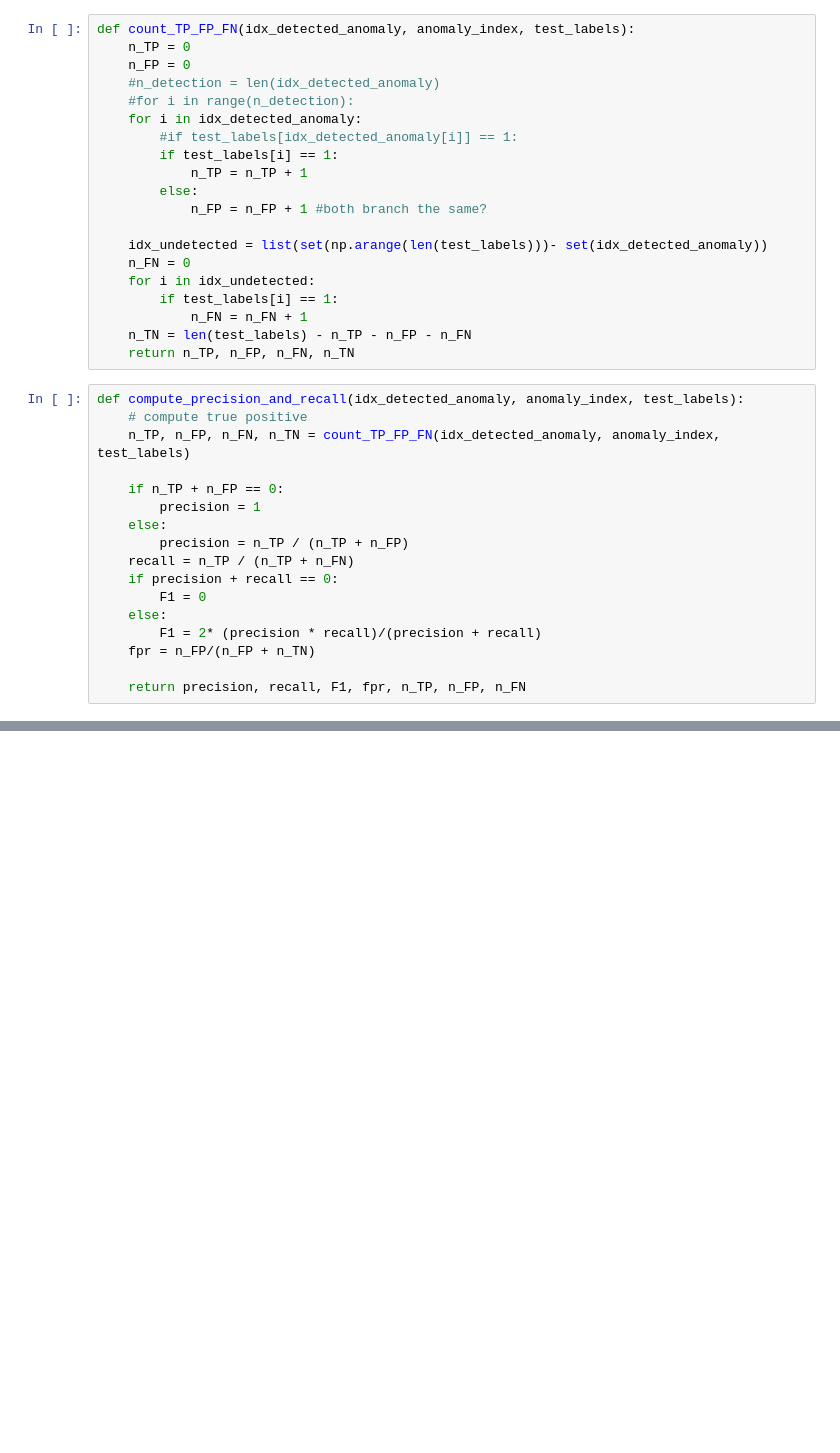
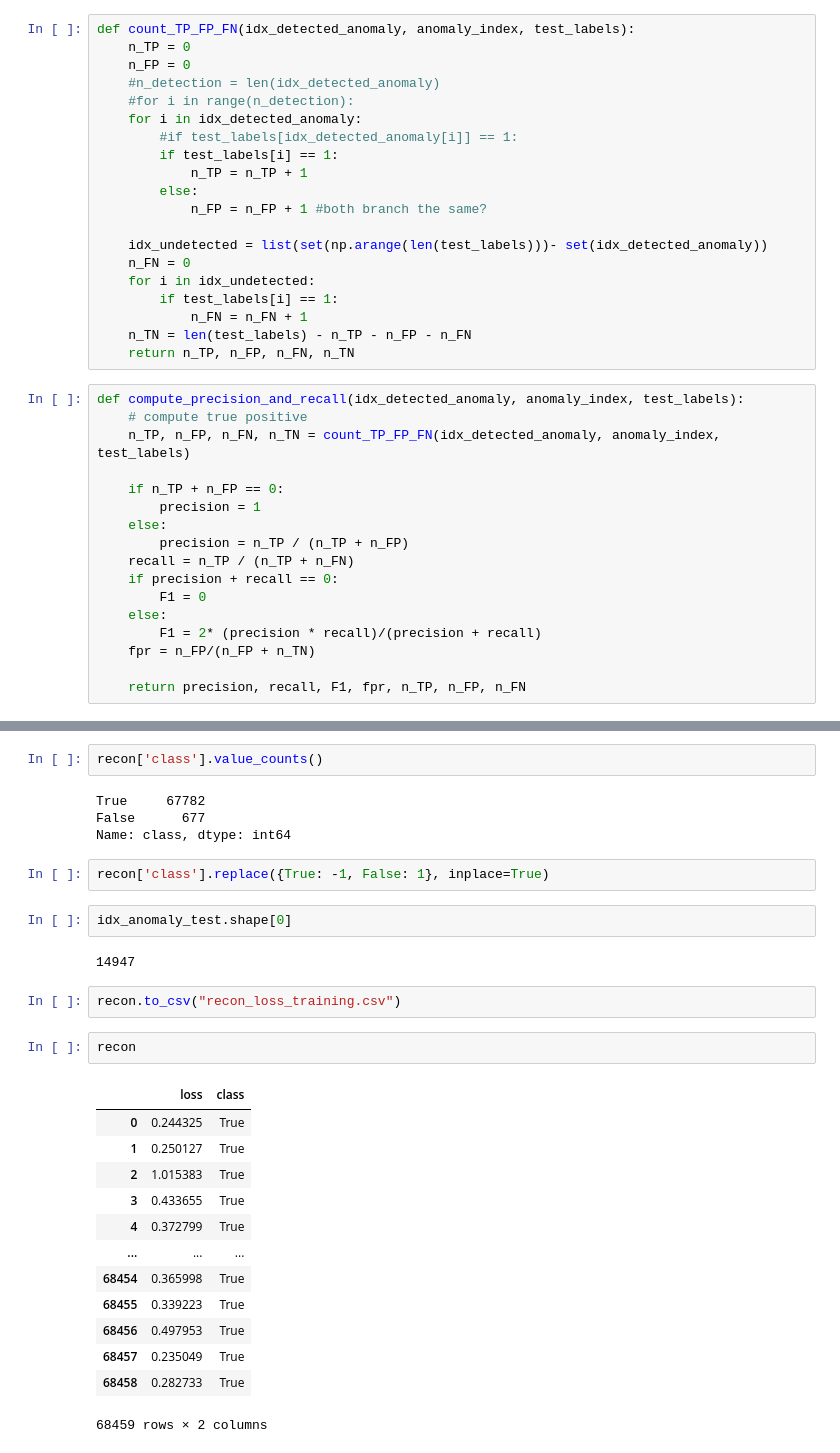
Before and after one commit to cptjack00/Anomaly-Detection-with-Transformer-Encoder, a Jupyter notebook: code/Transformer_1st_ver_scada1_1_eval.ipynb, the cells around one changed output, grey strips where cells are left out. Drawn from its saved outputs; the diff is of its cells as text; blank space fills up the shorter version.

```diff
--- a/code/Transformer_1st_ver_scada1_1_eval.ipynb
+++ b/code/Transformer_1st_ver_scada1_1_eval.ipynb
@@ -335,0 +363,30 @@ AUC = 0.9017489896217584
+# %%
+recon['class'].value_counts()
+# %% [output]
+True     67782
+False      677
+Name: class, dtype: int64
+# %%
+recon['class'].replace({True: -1, False: 1}, inplace=True)
+# %%
+idx_anomaly_test.shape[0]
+# %% [output]
+14947
+# %%
+recon.to_csv("recon_loss_training.csv")
+# %%
+recon
+# %% [output]
+|  | loss | class |
+| 0 | 0.244325 | True |
+| 1 | 0.250127 | True |
+| 2 | 1.015383 | True |
+| 3 | 0.433655 | True |
+| 4 | 0.372799 | True |
+| ... | ... | ... |
+| 68454 | 0.365998 | True |
+| 68455 | 0.339223 | True |
+| 68456 | 0.497953 | True |
+| 68457 | 0.235049 | True |
+| 68458 | 0.282733 | True |
+68459 rows × 2 columns
```
Also changed, not shown: parts of 20 cells of this notebook, 5 other files.
